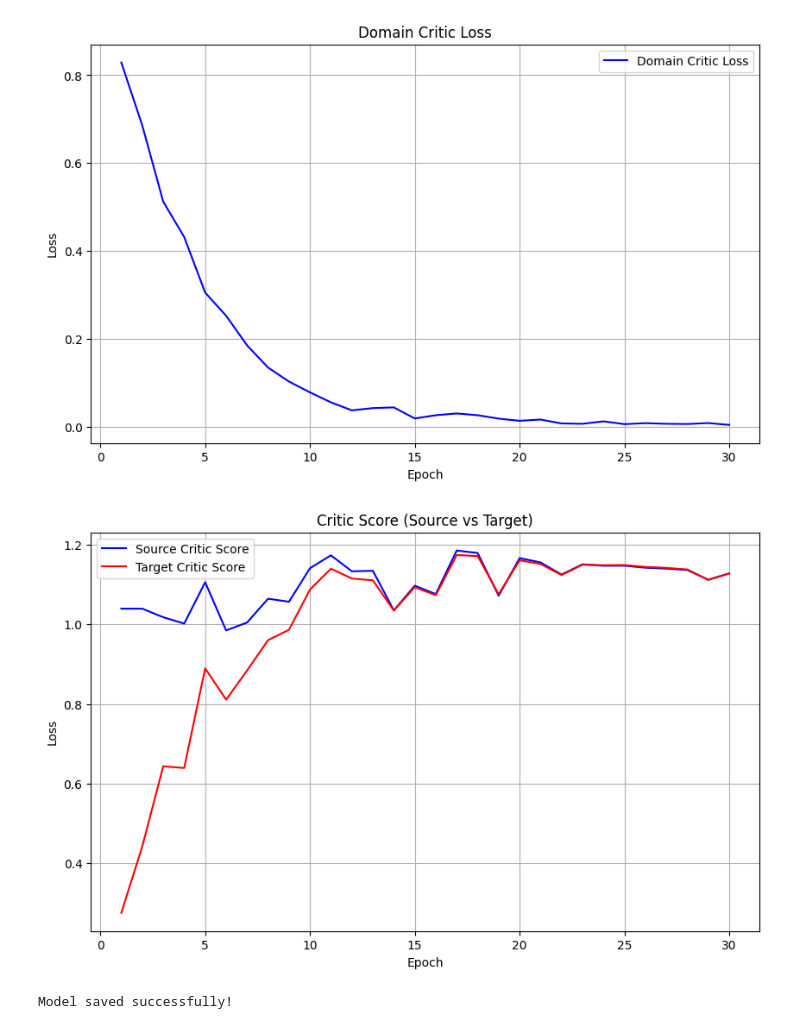
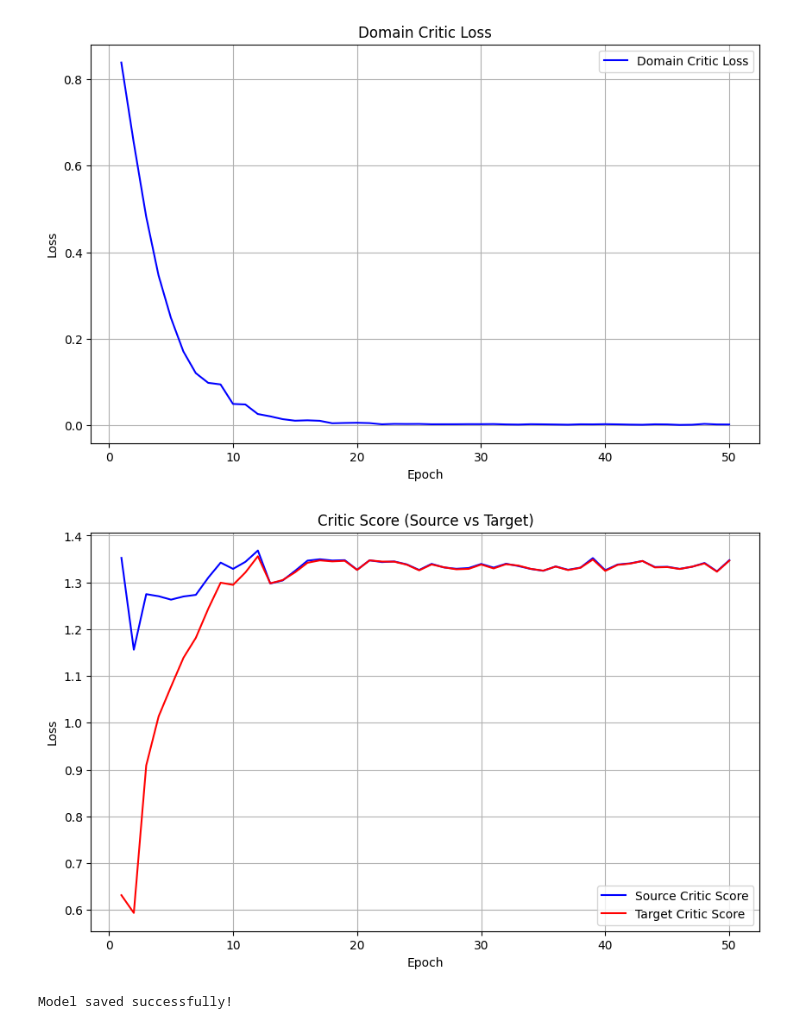
Before and after one commit to NT-Loi/SI_WDGRL, a Jupyter notebook: train_wdgrl.ipynb, the cells around one changed output. Saved outputs shown, nothing was run; the diff lists cells and outputs as text; code cells hidden in the pictures.

Commit message:
Choose batch_size based on common_divisors

```diff
--- a/train_wdgrl.ipynb
+++ b/train_wdgrl.ipynb
@@ -200,7 +200,7 @@ import matplotlib.pyplot as plt
 
 """Create synthetic dataset and dataloaders for domain adaptation."""
 # Create datasets
-ns, nt = 100, 100
+ns, nt = 100, 50
 
 xs, ys = make_blobs(ns, centers=[[0, 0], [0, 4]], cluster_std=1)
 xt, yt = make_blobs(nt, centers=[[10, 0], [10, 4]], cluster_std=1)
@@ -213,3 +213,11 @@ plt.show()
+# %%
+def common_divisors(N_A, N_B):
+    gcd = np.gcd(N_A, N_B)  # Step 1: Compute GCD
+    return [d for d in range(1, gcd + 1) if gcd % d == 0]
+
+common_divisors(ns, nt)
+cd = [d for d in reversed(common_divisors(ns, nt)) if nt//d >= 10]
+cd = cd[0]
 # %%
 # Convert to PyTorch tensors
 xs = torch.FloatTensor(xs)
@@ -220,11 +228,10 @@ yt = torch.LongTensor(yt)
 from torch.utils.data import DataLoader, TensorDataset
 source_dataset = TensorDataset(xs, ys)
 target_dataset = TensorDataset(xt, yt)
-batch_size = 32
-source_loader = DataLoader(source_dataset, batch_size=batch_size, shuffle=True)
-target_loader = DataLoader(target_dataset, batch_size=batch_size, shuffle=True)
+source_loader = DataLoader(source_dataset, batch_size=ns//cd, shuffle=True)
+target_loader = DataLoader(target_dataset, batch_size=nt//cd, shuffle=True)
 # %%
 model = WDGRL()
-num_epochs = 30
+num_epochs = 50
 losses, source_critic_scores, target_critic_scores = model.train(source_loader, target_loader, num_epochs=num_epochs, dc_iter=200)
 # %% [output]
@@ -248,6 +255,6 @@ Epoch 30/30 | Loss: 0.005239009857177734
 # %%
 plt.figure(figsize=(10, 6))
-plt.plot(range(1, num_epochs+1), losses, 'b-', label='Domain Critic Loss')
+plt.plot(range(1, len(losses)+1), losses, 'b-', label='Domain Critic Loss')
 plt.xlabel('Epoch')
 plt.ylabel('Loss')
 plt.title('Domain Critic Loss')
@@ -255,19 +262,19 @@ plt.legend()
 plt.grid(True)
 plt.show()
 # %% [output]
-[figure, old version]
+[figure, new version]
 # %%
 plt.figure(figsize=(10, 6))
-plt.plot(range(1, num_epochs+1), source_critic_scores, 'b-', label='Source Critic Score')
-plt.plot(range(1, num_epochs+1), target_critic_scores, 'r-', label='Target Critic Score')
+plt.plot(range(1, len(losses)+1), source_critic_scores, 'b-', label='Source Critic Score')
+plt.plot(range(1, len(losses)+1), target_critic_scores, 'r-', label='Target Critic Score')
 plt.xlabel('Epoch')
 plt.ylabel('Loss')
 plt.title('Critic Score (Source vs Target)')
 plt.legend()
 plt.grid(True)
 plt.show()
 # %% [output]
-[figure, old version]
+[figure, new version]
 # %%
 # Define a dictionary with all the necessary components
 checkpoint = {
```
Also changed, not shown: parts of 3 cells of this notebook, 1 other file.
